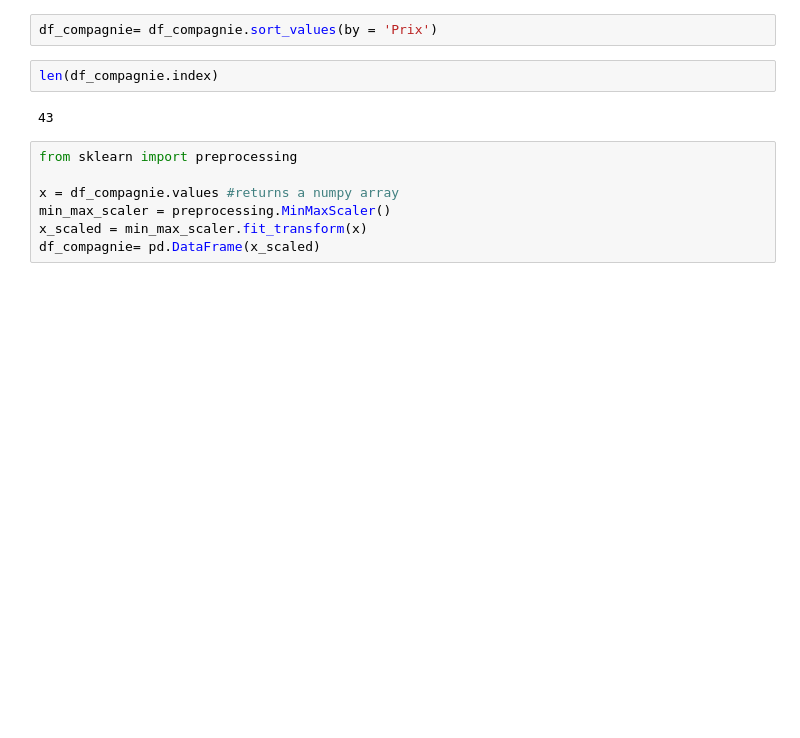
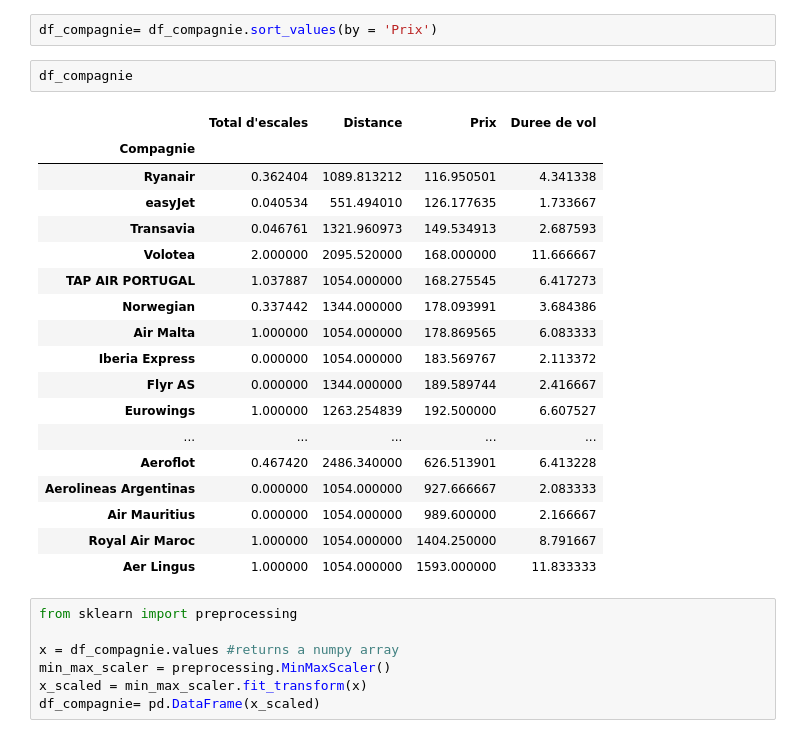
Before and after one commit to josensae/Prediction-des-prix-des-billets-d-avion-en-Europe-depuis-Paris, a Jupyter notebook: 3.DataViz/DataViz.ipynb, the cells around one changed output. Drawn from its saved outputs; the diff is of its cells as text; blank space fills up the shorter version.

```diff
--- a/3.DataViz/DataViz.ipynb
+++ b/3.DataViz/DataViz.ipynb
@@ -149,9 +168,26 @@ df_compagnie= df.groupby(['Compagnie']).mean()
 # %%
 df_compagnie= df_compagnie.sort_values(by = 'Prix')
 # %%
-len(df_compagnie.index)
+df_compagnie
 # %% [output]
-43
+|  | Total d'escales | Distance | Prix | Duree de vol |
+| Compagnie |  |  |  |  |
+| Ryanair | 0.362404 | 1089.813212 | 116.950501 | 4.341338 |
+| easyJet | 0.040534 | 551.494010 | 126.177635 | 1.733667 |
+| Transavia | 0.046761 | 1321.960973 | 149.534913 | 2.687593 |
+| Volotea | 2.000000 | 2095.520000 | 168.000000 | 11.666667 |
+| TAP AIR PORTUGAL | 1.037887 | 1054.000000 | 168.275545 | 6.417273 |
+| Norwegian | 0.337442 | 1344.000000 | 178.093991 | 3.684386 |
+| Air Malta | 1.000000 | 1054.000000 | 178.869565 | 6.083333 |
+| Iberia Express | 0.000000 | 1054.000000 | 183.569767 | 2.113372 |
+| Flyr AS | 0.000000 | 1344.000000 | 189.589744 | 2.416667 |
+| Eurowings | 1.000000 | 1263.254839 | 192.500000 | 6.607527 |
+| ... | ... | ... | ... | ... |
+| Aeroflot | 0.467420 | 2486.340000 | 626.513901 | 6.413228 |
+| Aerolineas Argentinas | 0.000000 | 1054.000000 | 927.666667 | 2.083333 |
+| Air Mauritius | 0.000000 | 1054.000000 | 989.600000 | 2.166667 |
+| Royal Air Maroc | 1.000000 | 1054.000000 | 1404.250000 | 8.791667 |
+| Aer Lingus | 1.000000 | 1054.000000 | 1593.000000 | 11.833333 |
 # %%
 from sklearn import preprocessing
 
```
Also changed, not shown: parts of 31 cells of this notebook.
